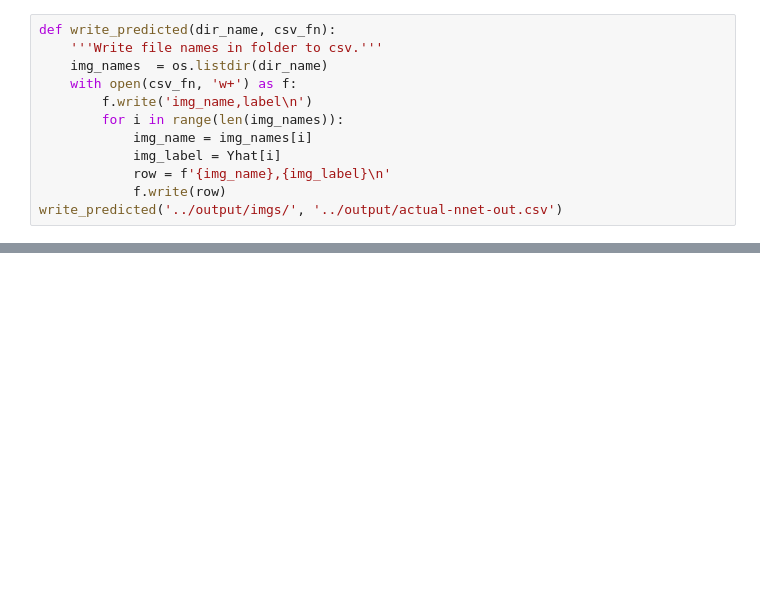
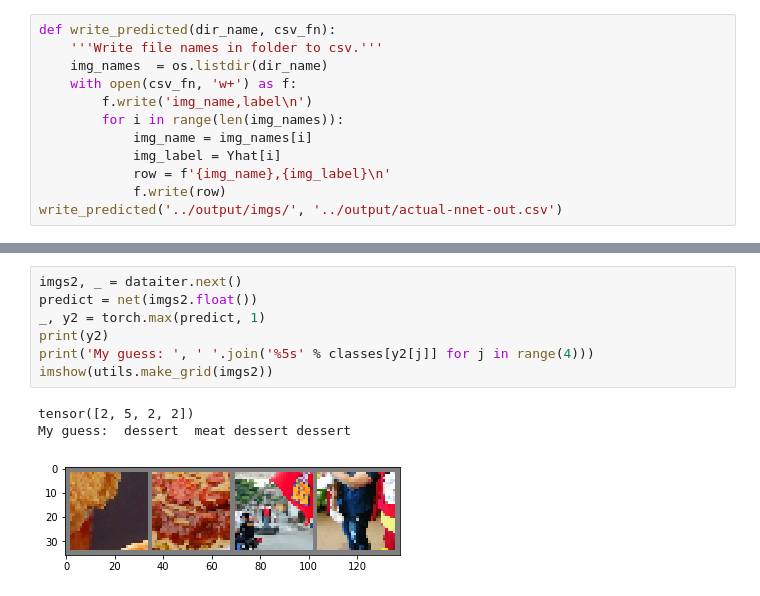
Before and after one commit to kimolivia/ad-image-captions, a Jupyter notebook: scripts/tweet-image-classifier.ipynb, the cells around one changed output, grey strips where cells are left out. Saved outputs shown, nothing was run; the diff lists cells and outputs as text; blank space fills up the shorter version.

```diff
--- a/scripts/tweet-image-classifier.ipynb
+++ b/scripts/tweet-image-classifier.ipynb
@@ -400,0 +357,11 @@ plt.imshow(cat)
+# %%
+imgs2, _ = dataiter.next()
+predict = net(imgs2.float())
+_, y2 = torch.max(predict, 1)
+print(y2)
+print('My guess: ', ' '.join('%5s' % classes[y2[j]] for j in range(4)))
+imshow(utils.make_grid(imgs2))
+# %% [output]
+tensor([2, 5, 2, 2])
+My guess:  dessert  meat dessert dessert
+[figure, added]
```
Also changed, not shown: parts of 43 cells of this notebook, 5 other files.
